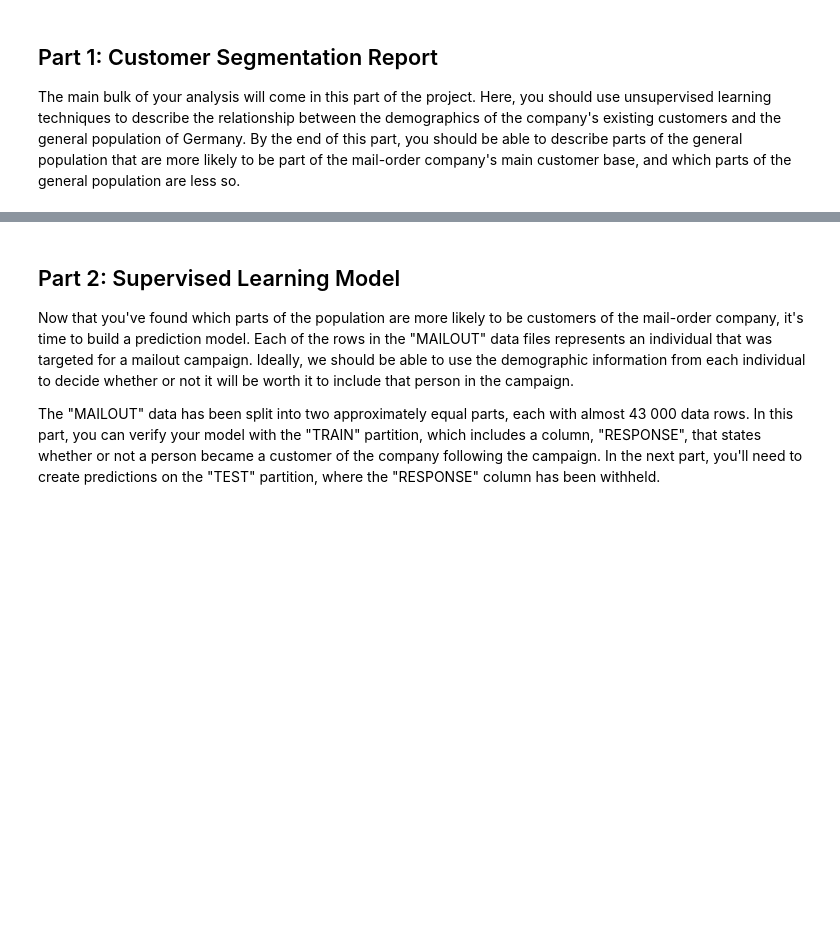
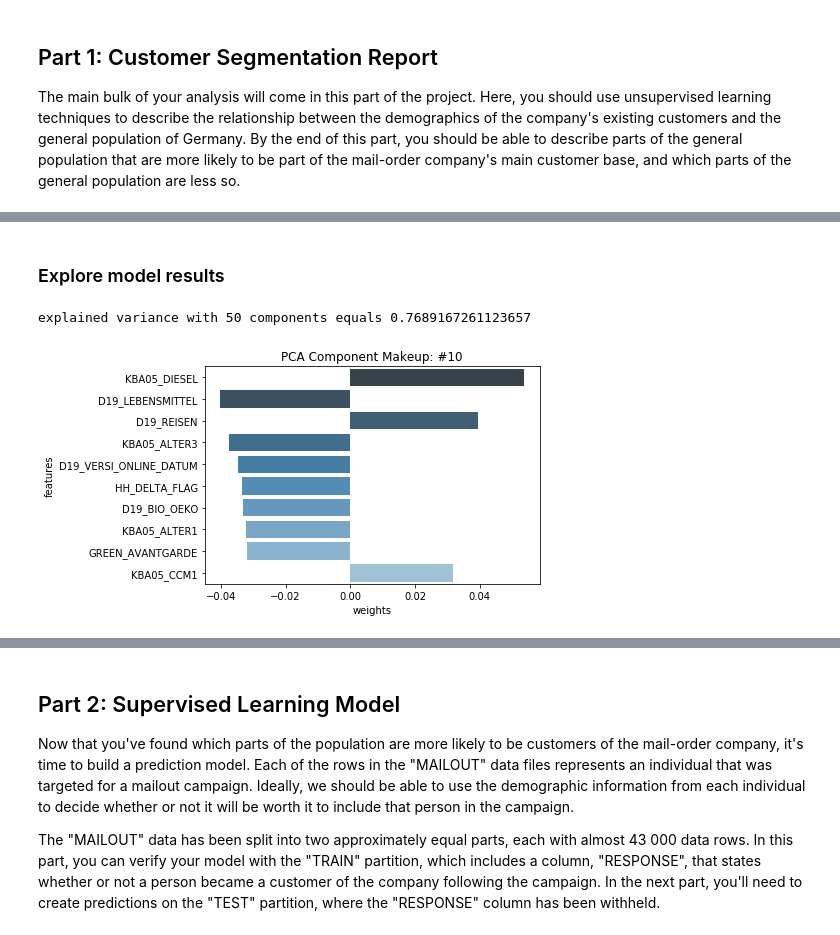
Before and after one commit to FenryrMKIII/udacity-ML-captstone, a Jupyter notebook: Arvato Project Workbook_LighProcessing_Pipeline.ipynb, the cells around one changed output, grey strips where cells are left out. Saved outputs shown, nothing was run; the diff lists cells and outputs as text; code cells hidden in the pictures; blank space fills up the shorter version.

Commit message:
Pursued project

```diff
--- a/Arvato Project Workbook_LighProcessing_Pipeline.ipynb
+++ b/Arvato Project Workbook_LighProcessing_Pipeline.ipynb
@@ -256,0 +454,25 @@ The main bulk of your analysis will come in this part of the project. Here, you
+# %%
+pca_model_params = mx.ndarray.load('model_algo-1')
+# %% [markdown]
+### Explore model results
+# %%
+s=pd.DataFrame(pca_model_params['s'].asnumpy())
+v=pd.DataFrame(pca_model_params['v'].asnumpy())
+# %%
+n_comp = 50
+print(f'explained variance (in projected space) with {n_comp} components equals {(s.iloc[-n_comp:,:].apply(lambda x: x*x).sum()/s.apply(lambda x: x*x).sum()).iloc[0]}')
+# %% [output]
+explained variance with 50 components equals 0.7689167261123657
+# %%
+data = pd.read_pickle('pop_cleaned_df.pkl')
+# %%
+component_num=10
+
+first_comp = v.iloc[-component_num]
+comps = pd.DataFrame(list(zip(first_comp, data.columns)), columns=['weights', 'features'])
+comps['abs_weights']=comps['weights'].apply(lambda x: np.abs(x))
+ax=sns.barplot(data=comps.sort_values('abs_weights', ascending=False).head(10), x="weights", y="features", palette="Blues_d")
+ax.set_title("PCA Component Makeup: #" + str(component_num))
+plt.show()
+# %% [output]
+[figure, added]
```
Also changed, not shown: parts of 88 cells of this notebook, 3 other files.
